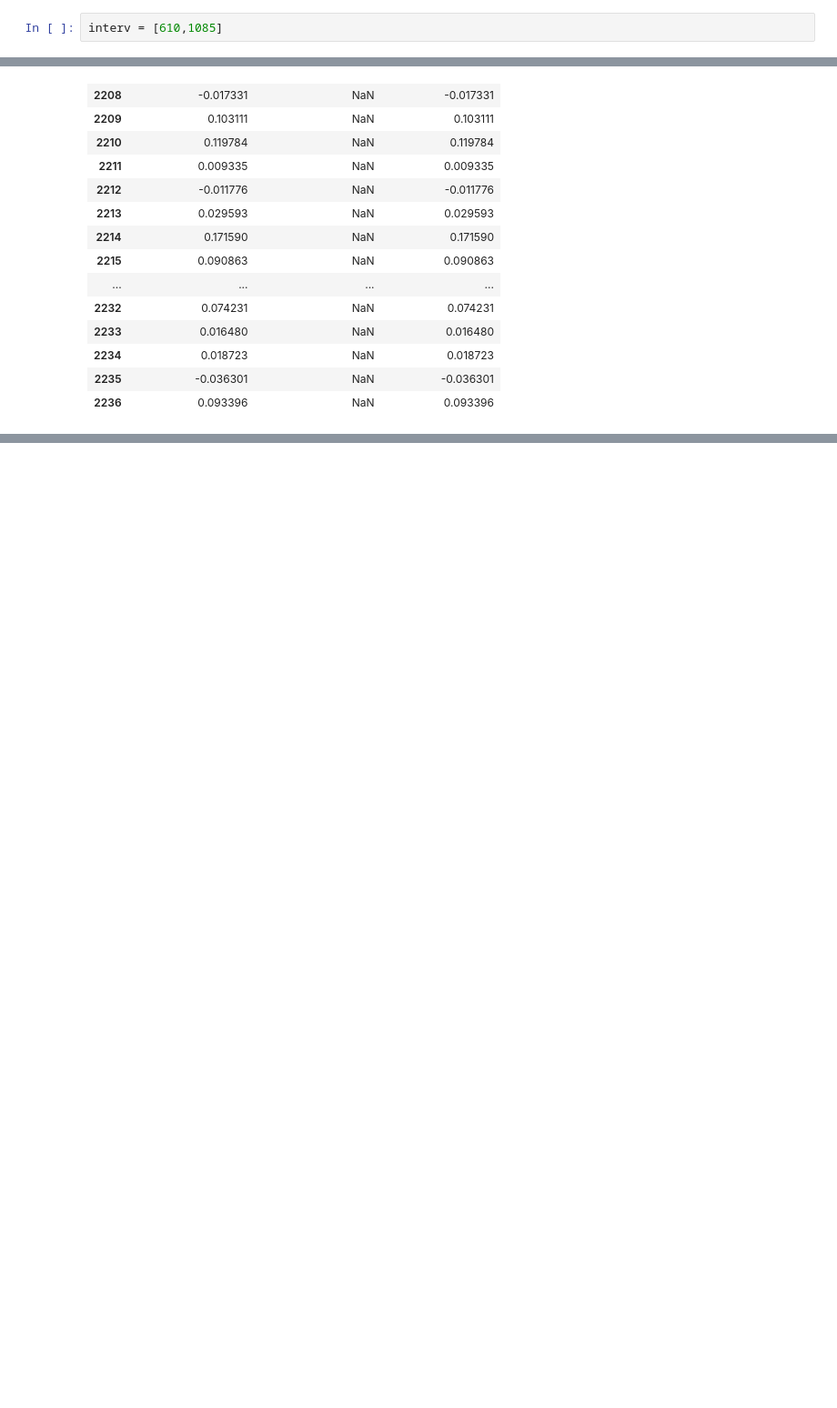
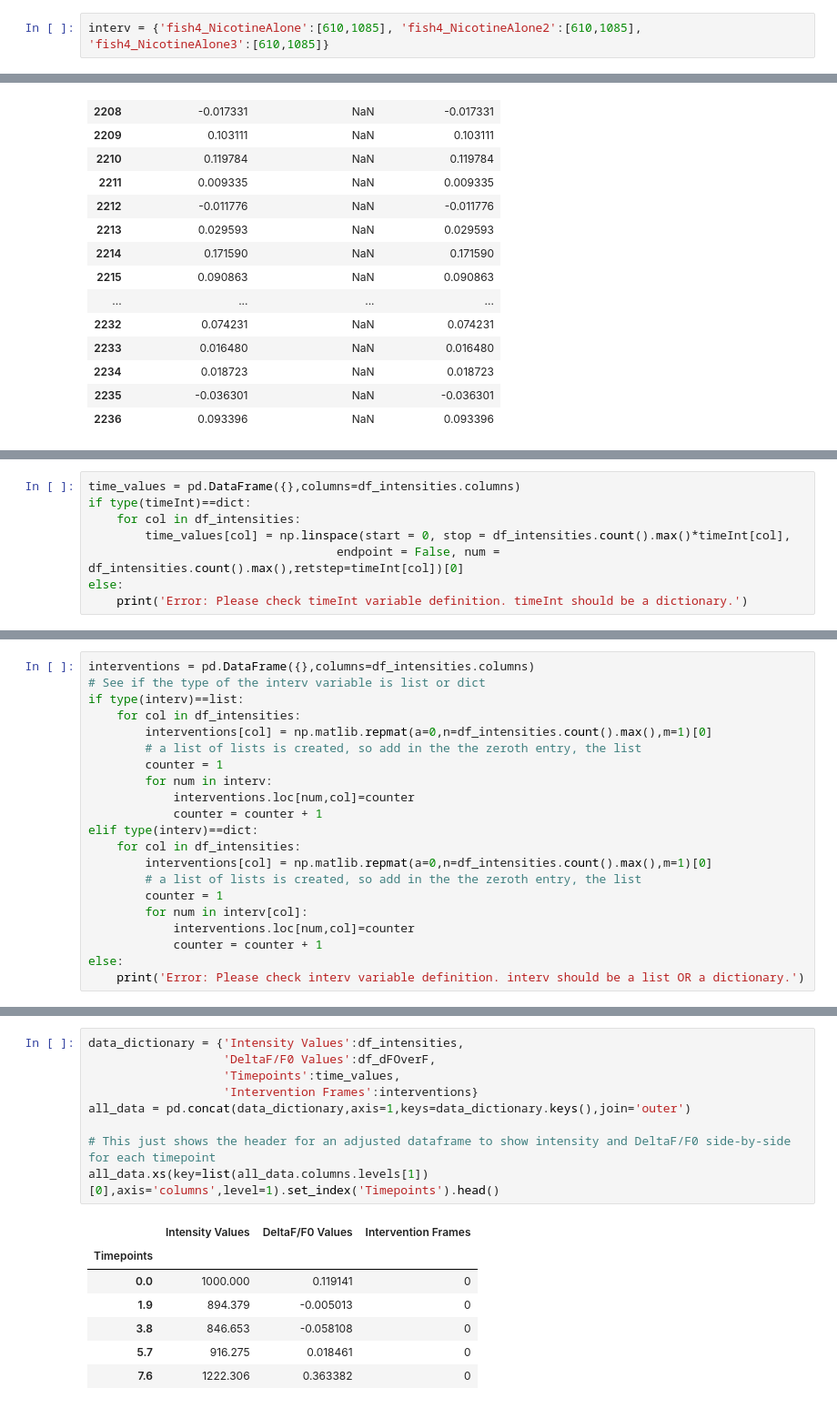
Before and after one commit to wdempseyRepo/neuron-analysis, a Jupyter notebook: gcamp/deltaFOverF.ipynb, the cells around one changed output, grey strips where cells are left out. Shown: that part at 91% size. Drawn from its saved outputs; the diff is of its cells as text; blank space fills up the shorter version.

```diff
--- a/gcamp/deltaFOverF.ipynb
+++ b/gcamp/deltaFOverF.ipynb
@@ -46,2 +55,2 @@ For example, if there were three perturbations at frames 100, 200, and 300, inpu
 # %%
-interv = [610,1085]
+interv = {'fish4_NicotineAlone':[610,1085], 'fish4_NicotineAlone2':[610,1085], 'fish4_NicotineAlone3':[610,1085]}
@@ -282,0 +310,8 @@ df_dFOverF.tail(31)
+# %%
+time_values = pd.DataFrame({},columns=df_intensities.columns)
+if type(timeInt)==dict:
+    for col in df_intensities:
+        time_values[col] = np.linspace(start = 0, stop = df_intensities.count().max()*timeInt[col],
+                                   endpoint = False, num = df_intensities.count().max(),retstep=timeInt[col])[0]
+else:
+    print('Error: Please check timeInt variable definition. timeInt should be a dictionary.')
@@ -282,0 +322,21 @@ df_dFOverF.tail(31)
+# %%
+interventions = pd.DataFrame({},columns=df_intensities.columns)
+# See if the type of the interv variable is list or dict
+if type(interv)==list:
+    for col in df_intensities:
+        interventions[col] = np.matlib.repmat(a=0,n=df_intensities.count().max(),m=1)[0]
+        # a list of lists is created, so add in the the zeroth entry, the list
+        counter = 1
+        for num in interv:
+            interventions.loc[num,col]=counter
+            counter = counter + 1
+elif type(interv)==dict:
+    for col in df_intensities:
+        interventions[col] = np.matlib.repmat(a=0,n=df_intensities.count().max(),m=1)[0]
+        # a list of lists is created, so add in the the zeroth entry, the list
+        counter = 1
+        for num in interv[col]:
+            interventions.loc[num,col]=counter
+            counter = counter + 1
+else:
+    print('Error: Please check interv variable definition. interv should be a list OR a dictionary.')
@@ -282,0 +367,17 @@ df_dFOverF.tail(31)
+# %%
+data_dictionary = {'Intensity Values':df_intensities,
+                   'DeltaF/F0 Values':df_dFOverF,
+                   'Timepoints':time_values,
+                   'Intervention Frames':interventions}
+all_data = pd.concat(data_dictionary,axis=1,keys=data_dictionary.keys(),join='outer')
+
+# This just shows the header for an adjusted dataframe to show intensity and DeltaF/F0 side-by-side for each timepoint
+all_data.xs(key=list(all_data.columns.levels[1])[0],axis='columns',level=1).set_index('Timepoints').head()
+# %% [output]
+|  | Intensity Values | DeltaF/F0 Values | Intervention Frames |
+| Timepoints |  |  |  |
+| 0.0 | 1000.000 | 0.119141 | 0 |
+| 1.9 | 894.379 | -0.005013 | 0 |
+| 3.8 | 846.653 | -0.058108 | 0 |
+| 5.7 | 916.275 | 0.018461 | 0 |
+| 7.6 | 1222.306 | 0.363382 | 0 |
```
Also changed, not shown: parts of 29 cells of this notebook.
